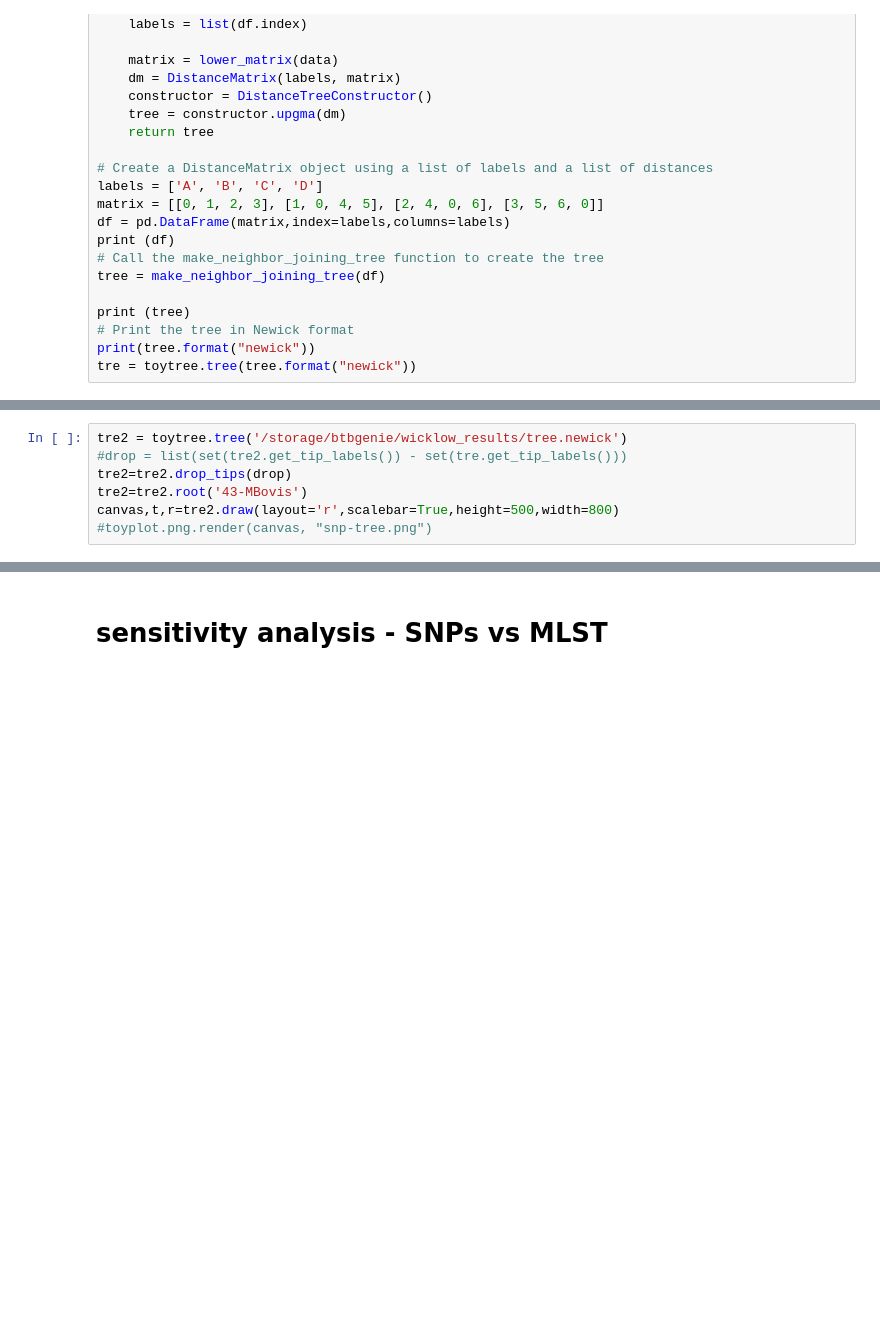
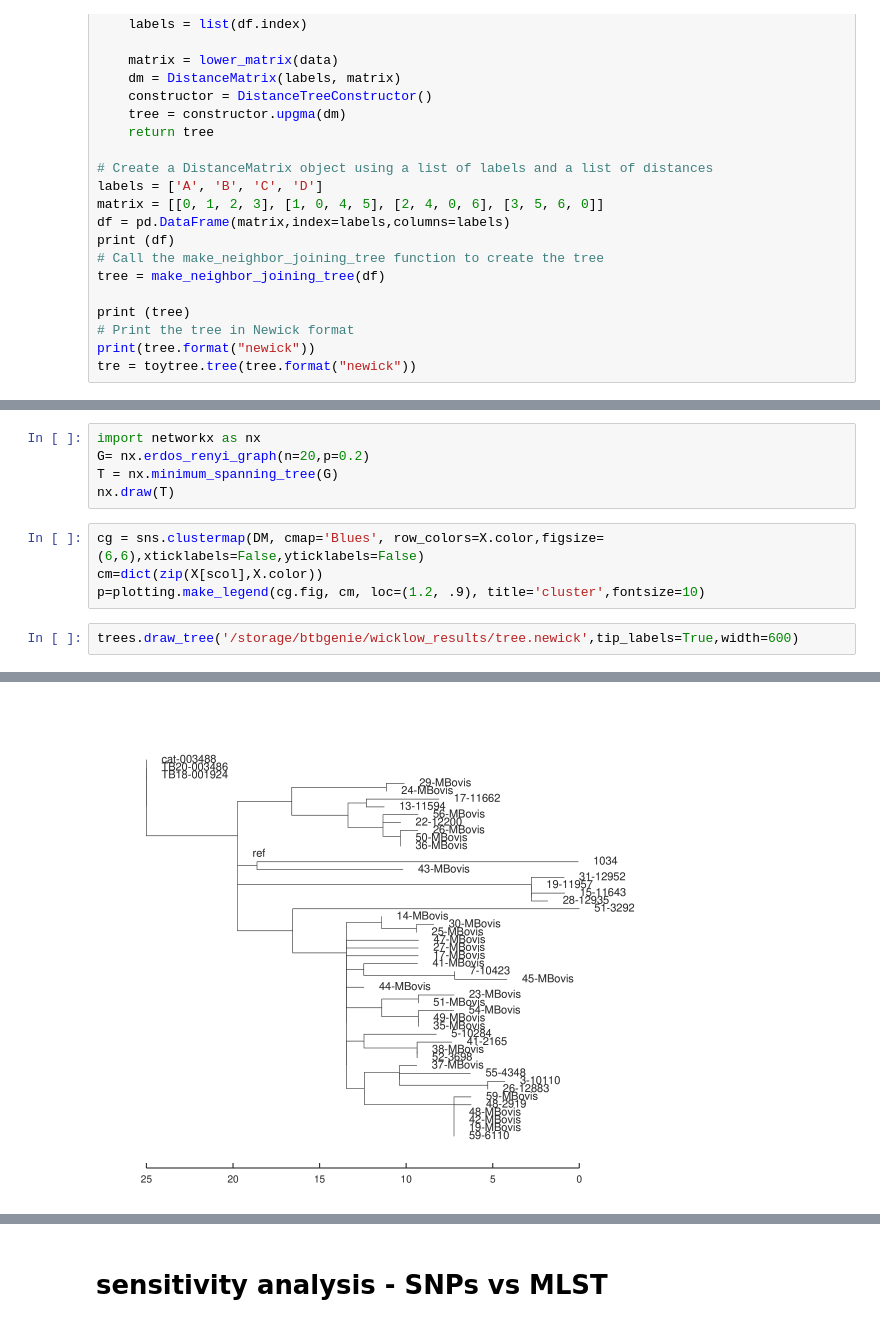
Before and after one commit to dmnfarrell/snipgenie, a Jupyter notebook: notebooks/wgmlst.ipynb, the cells around one changed output, grey strips where cells are left out. Drawn from its saved outputs; the diff is of its cells as text; blank space fills up the shorter version.

```diff
--- a/notebooks/wgmlst.ipynb
+++ b/notebooks/wgmlst.ipynb
@@ -288,8 +259,12 @@ TreeCluster.py  -i tree.newick -t 100 -m max_clade
+# %%
+import networkx as nx
+G= nx.erdos_renyi_graph(n=20,p=0.2)
+T = nx.minimum_spanning_tree(G)
+nx.draw(T)
+# %%
+cg = sns.clustermap(DM, cmap='Blues', row_colors=X.color,figsize=(6,6),xticklabels=False,yticklabels=False)
+cm=dict(zip(X[scol],X.color))
+p=plotting.make_legend(cg.fig, cm, loc=(1.2, .9), title='cluster',fontsize=10)
 # %%
-tre2 = toytree.tree('/storage/btbgenie/wicklow_results/tree.newick')
-#drop = list(set(tre2.get_tip_labels()) - set(tre.get_tip_labels()))
-tre2=tre2.drop_tips(drop)
-tre2=tre2.root('43-MBovis')
-canvas,t,r=tre2.draw(layout='r',scalebar=True,height=500,width=800)
-#toyplot.png.render(canvas, "snp-tree.png")
+trees.draw_tree('/storage/btbgenie/wicklow_results/tree.newick',tip_labels=True,width=600)
 # %% [output]
@@ -296,0 +271 @@ canvas,t,r=tre2.draw(layout='r',scalebar=True,height=500,width=800)
+[figure, added]
```
Also changed, not shown: parts of 40 cells of this notebook, 14 other files.
